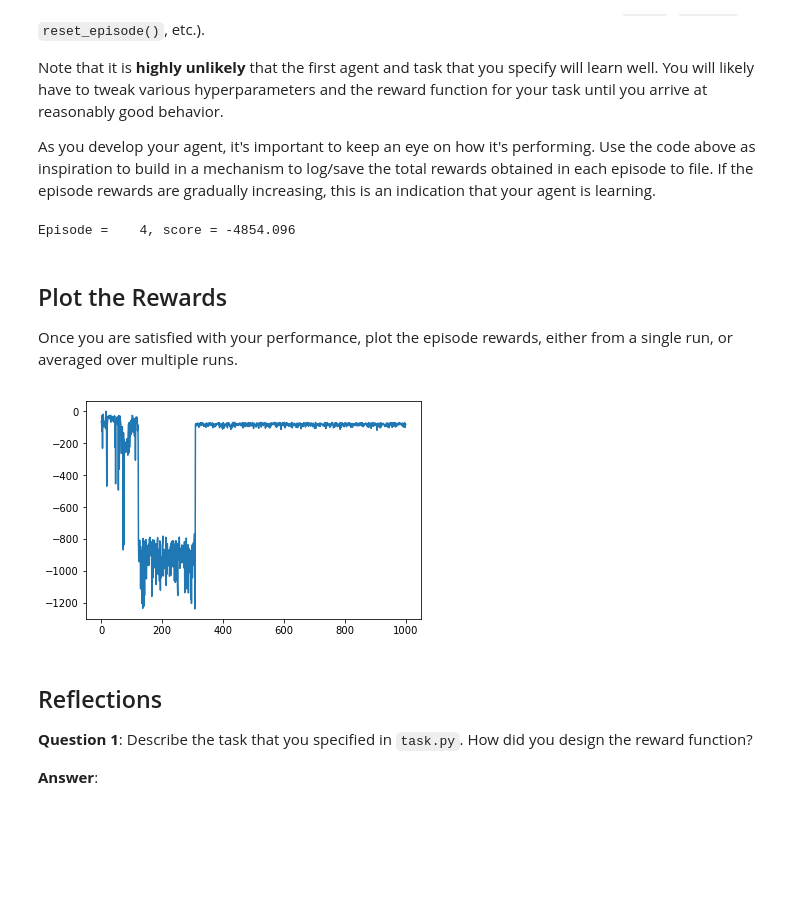
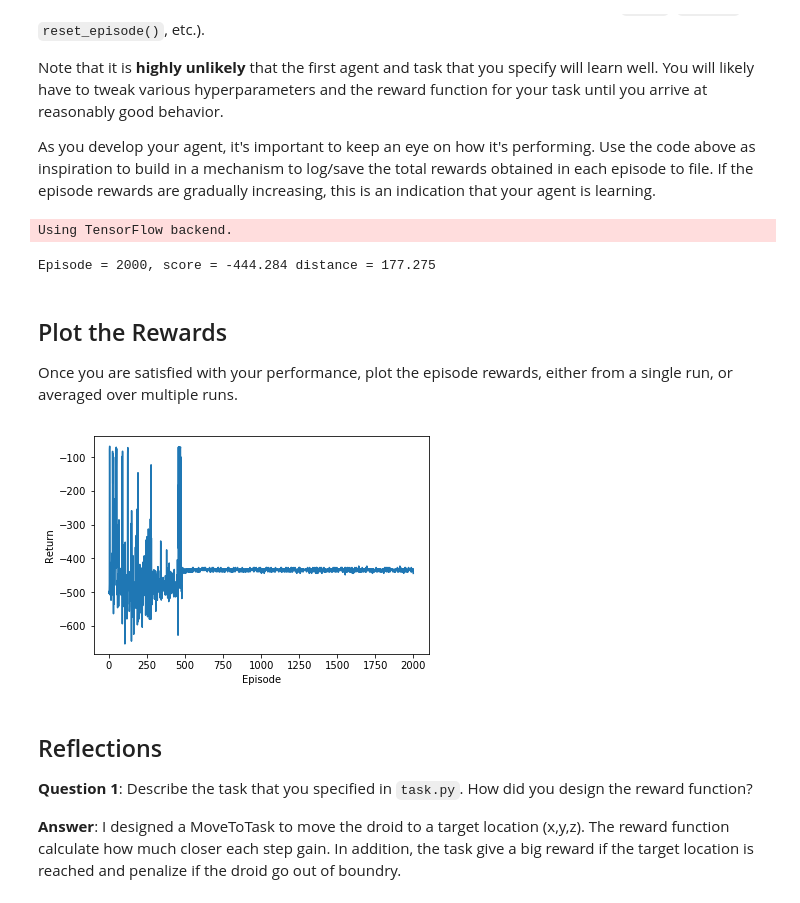
Before and after one commit to geesimon/RL-Quadcopter-2, a Jupyter notebook: Quadcopter_Project.ipynb, the cells around one changed output. Saved outputs shown, nothing was run; the diff lists cells and outputs as text; code cells hidden in the pictures; blank space fills up the shorter version.

```diff
--- a/Quadcopter_Project.ipynb
+++ b/Quadcopter_Project.ipynb
@@ -213,11 +213,12 @@ Note that it is **highly unlikely** that the first agent and task that you speci
 As you develop your agent, it's important to keep an eye on how it's performing. Use the code above as inspiration to build in a mechanism to log/save the total rewards obtained in each episode to file.  If the episode rewards are gradually increasing, this is an indication that your agent is learning.
 # %%
 ## TODO: Train your agent here.
-from agents.ddpg_agent import HoverTask, DDPGAgent
+from task import MoveToTask
+from agents.ddpg_agent import DDPGAgent
 
-num_episodes = 1000
-target_pos = np.array([0., 0., 10.])
-task = HoverTask(target_pos=target_pos)
+num_episodes = 2000
+target_pos = np.array([100., 100., 100.])
+task = MoveToTask(target_pos=target_pos)
 agent = DDPGAgent(task)
 rewards = np.zeros(num_episodes)
 
@@ -230,11 +231,14 @@ for i_episode in range(num_episodes):
         state = next_state
         if done:
             rewards[i_episode] = agent.get_score()
-            print("\rEpisode = {:4d}, score = {:7.3f}".format(i_episode + 1, rewards[i_episode]), end="")
+            dist = task.get_distance(task.sim.pose[0:3], task.target_pos)
+            print("\rEpisode = {:4d}, score = {:7.3f} distance = {:7.3f}".format(i_episode + 1,
+                  rewards[i_episode], dist), end="")
             break
     sys.stdout.flush()
 # %% [output]
-Episode =    4, score = -4854.096
+Using TensorFlow backend.
+Episode = 2000, score = -444.284 distance = 177.275
 # %% [markdown]
 ## Plot the Rewards
 
@@ -242,15 +246,18 @@ Once you are satisfied with your performance, plot the episode rewards, either f
 # %%
 ## TODO: Plot the rewards.
 plt.plot(range(num_episodes), rewards)
+plt.xlabel('Episode')
+plt.ylabel('Return')
 _ = plt.ylim()
 # %% [output]
-[figure, old version]
+[figure, new version]
 # %% [markdown]
 ## Reflections
 
 **Question 1**: Describe the task that you specified in `task.py`.  How did you design the reward function?
 
 **Answer**:
+I designed a MoveToTask to move the droid to a target location (x,y,z). The reward function calculate how much closer each step gain. In addition, the task give a big reward if the target location is reached and penalize if the droid go out of boundry.
 # %% [markdown]
 **Question 2**: Discuss your agent briefly, using the following questions as a guide:
 
```
Also changed, not shown: parts of 10 cells of this notebook, 2 other files.
